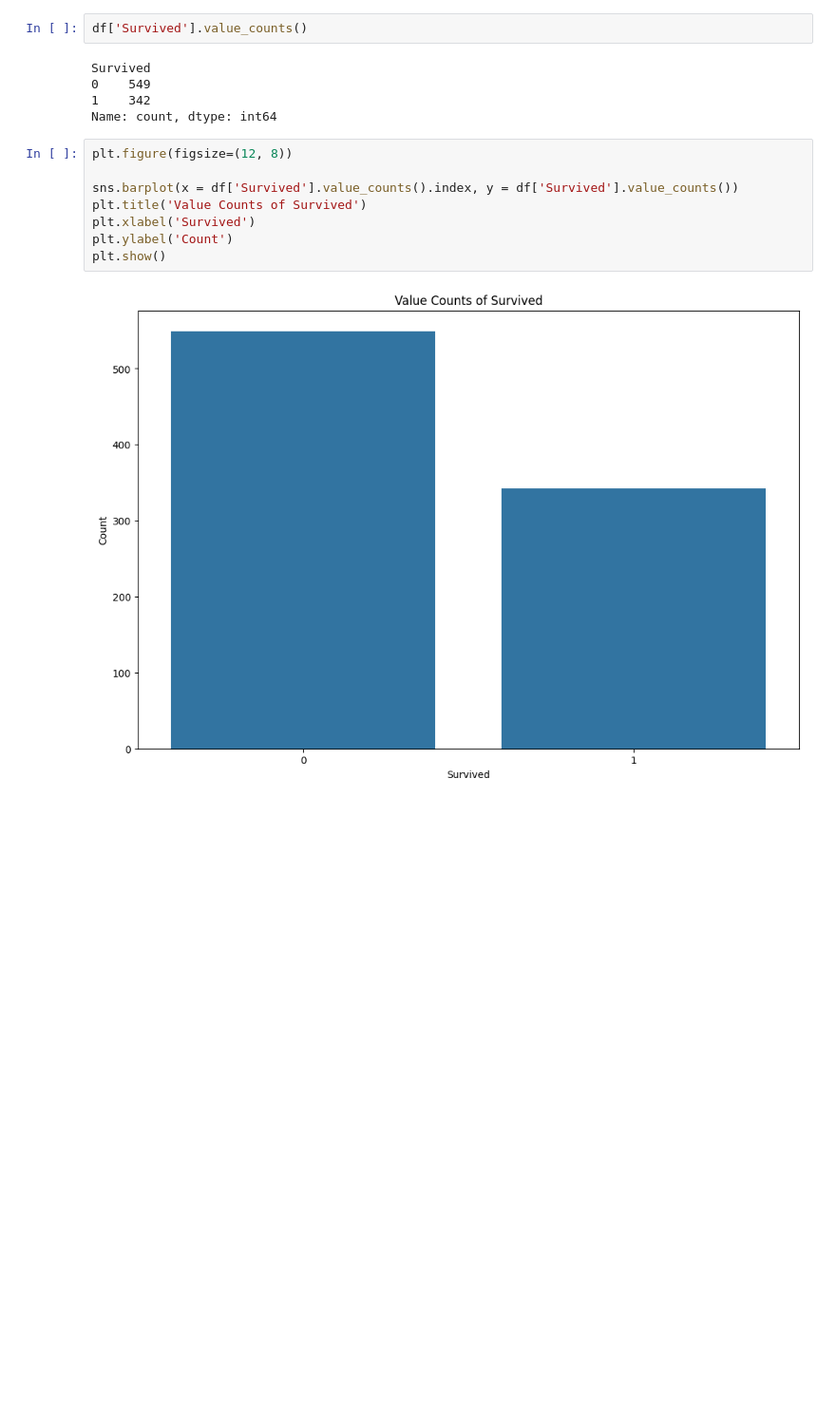
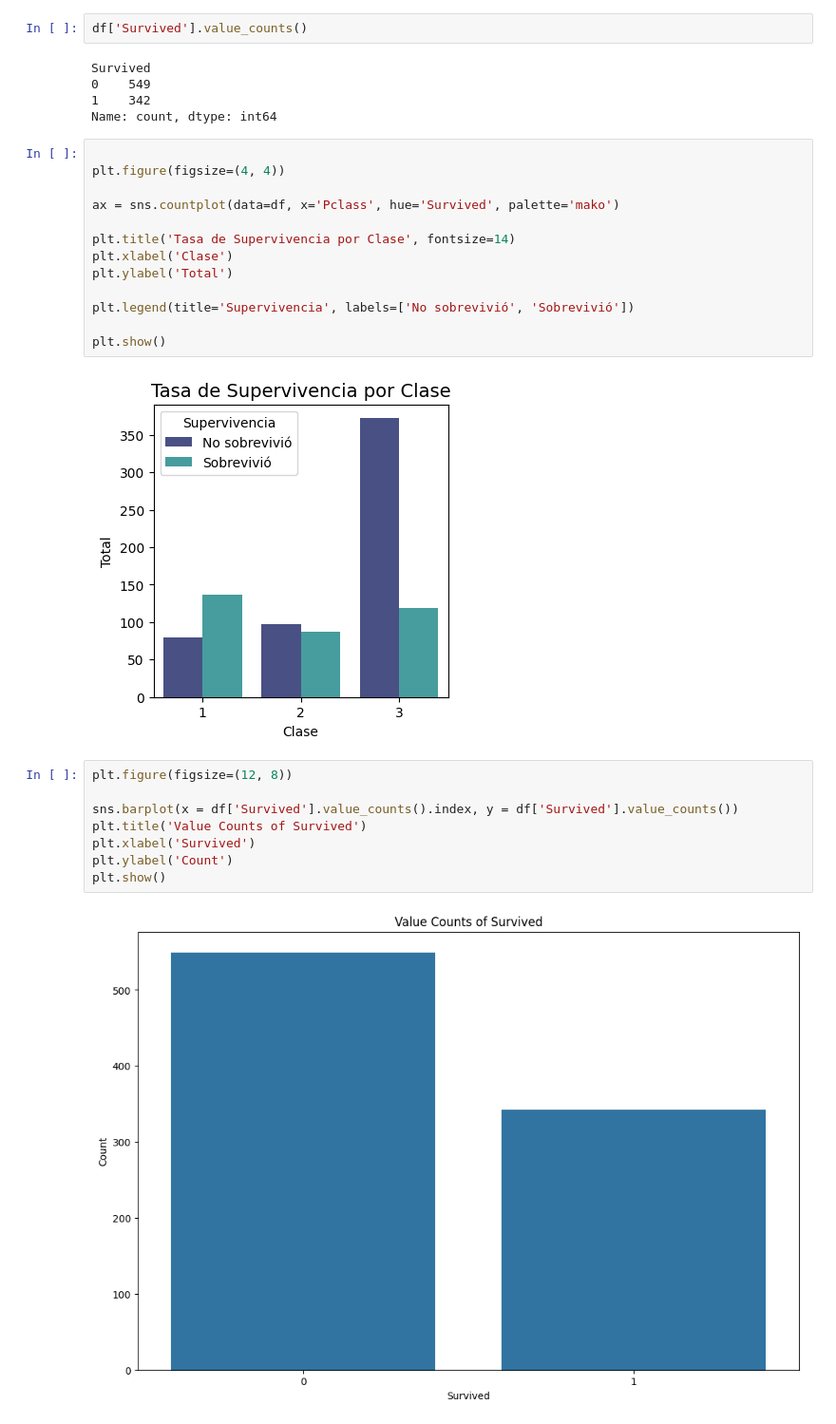
Before and after one commit to AlbertoHiru/aprendizaje_supervisado_HR, a Jupyter notebook: 2_EDA.ipynb, the cells around one changed output. Shown at 95% size. Cells and saved outputs as stored; diff of their text form; blank space fills up the shorter version.

```diff
--- a/2_EDA.ipynb
+++ b/2_EDA.ipynb
@@ -19,6 +19,21 @@ Survived
 0    549
 1    342
 Name: count, dtype: int64
+# %%
+
+plt.figure(figsize=(4, 4))
+
+ax = sns.countplot(data=df, x='Pclass', hue='Survived', palette='mako')
+
+plt.title('Tasa de Supervivencia por Clase', fontsize=14)
+plt.xlabel('Clase')
+plt.ylabel('Total')
+
+plt.legend(title='Supervivencia', labels=['No sobrevivió', 'Sobrevivió'])
+
+plt.show()
+# %% [output]
+[figure, added]
 # %%
 plt.figure(figsize=(12, 8))
 
```
Also changed, not shown: parts of 1 cell of this notebook, 6 other files.
